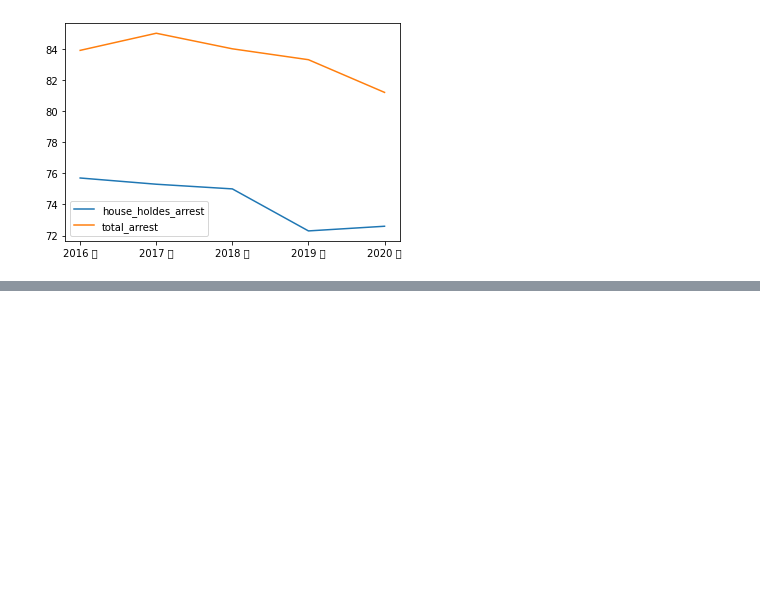
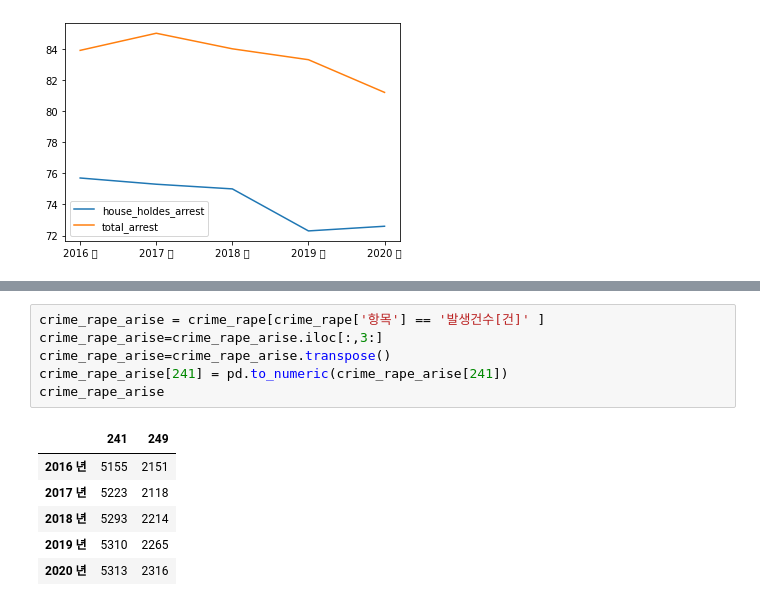
Before and after one commit to dlaghwls1104/ICU, a Jupyter notebook: Crime.ipynb, the cells around one changed output, grey strips where cells are left out. Drawn from its saved outputs; the diff is of its cells as text; blank space fills up the shorter version.

```diff
--- a/Crime.ipynb
+++ b/Crime.ipynb
@@ -128,0 +150,13 @@ No handles with labels found to put in legend.
+# %%
+crime_rape_arise = crime_rape[crime_rape['항목'] == '발생건수[건]' ]
+crime_rape_arise=crime_rape_arise.iloc[:,3:]
+crime_rape_arise=crime_rape_arise.transpose()
+crime_rape_arise[241] = pd.to_numeric(crime_rape_arise[241])
+crime_rape_arise
+# %% [output]
+|  | 241 | 249 |
+| 2016 년 | 5155 | 2151 |
+| 2017 년 | 5223 | 2118 |
+| 2018 년 | 5293 | 2214 |
+| 2019 년 | 5310 | 2265 |
+| 2020 년 | 5313 | 2316 |
```
Also changed, not shown: parts of 4 cells of this notebook, 4 other files.
